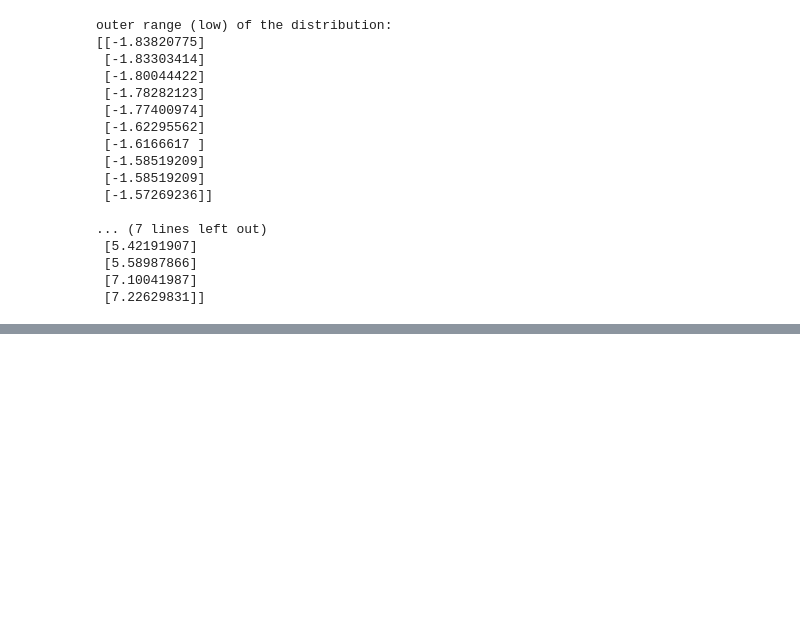
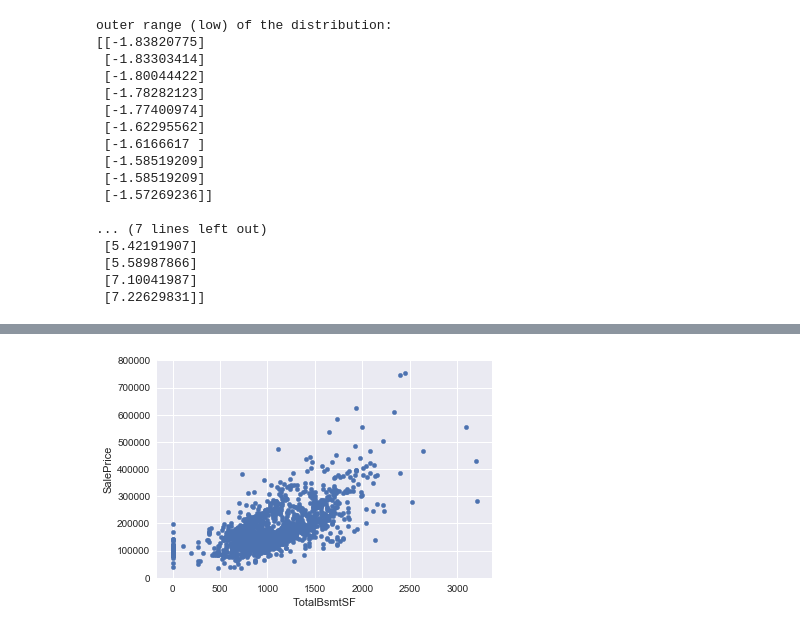
Before and after one commit to jackyho112/house-prices-case-study, a Jupyter notebook: comprehensive_data_exploration.ipynb, the cells around one changed output, grey strips where cells are left out. Saved outputs shown, nothing was run; the diff lists cells and outputs as text; code cells hidden in the pictures; blank space fills up the shorter version.

```diff
--- a/comprehensive_data_exploration.ipynb
+++ b/comprehensive_data_exploration.ipynb
@@ -160,0 +168,12 @@ outer range (low) of the distribution:
+# %%
+#deleting points
+df_train.sort_values(by = 'GrLivArea', ascending = False)[:2]
+df_train = df_train.drop(df_train[df_train['Id'] == 1299].index)
+df_train = df_train.drop(df_train[df_train['Id'] == 524].index)
+# %%
+#bivariate analysis saleprice/grlivarea
+var = 'TotalBsmtSF'
+data = pd.concat([df_train['SalePrice'], df_train[var]], axis=1)
+data.plot.scatter(x=var, y='SalePrice', ylim=(0,800000));
+# %% [output]
+[figure, added]
```
Also changed, not shown: parts of 11 cells of this notebook.
